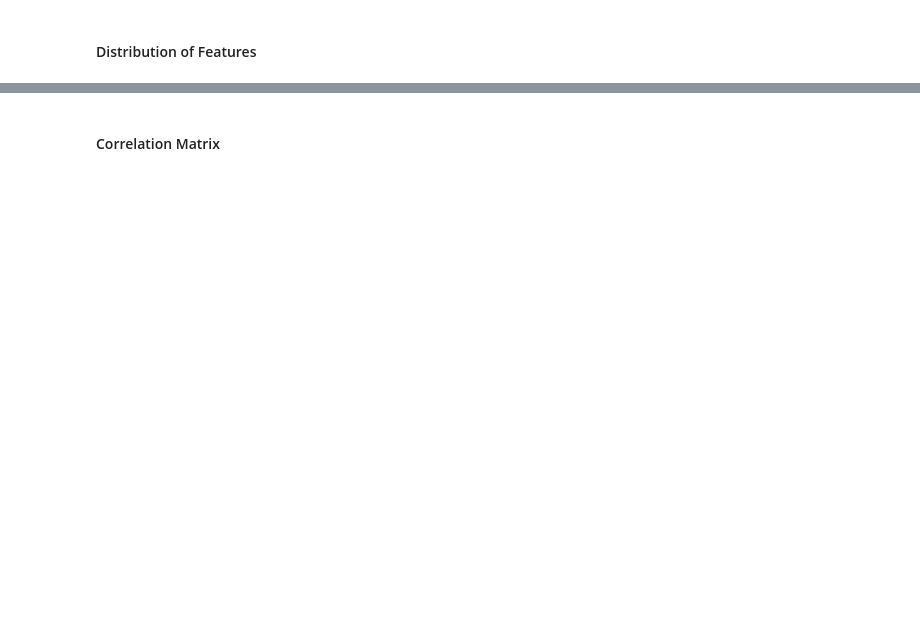
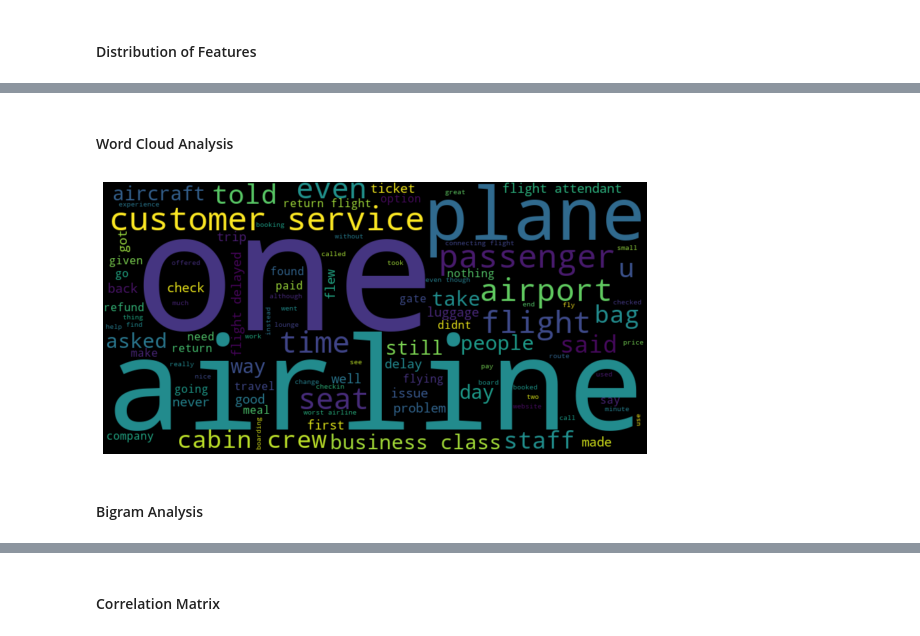
Before and after one commit to hyinki/mla, a Jupyter notebook: project.ipynb, the cells around one changed output, grey strips where cells are left out. Cells and saved outputs as stored; diff of their text form; code cells hidden in the pictures; blank space fills up the shorter version.

```diff
--- a/project.ipynb
+++ b/project.ipynb
@@ -219,0 +232,19 @@ dtype: int64
+# %%
+# Text preprocessing
+import re
+import nltk
+from nltk.corpus import stopwords
+nltk.download('stopwords')
+
+stop_words = set(stopwords.words('english'))
+
+# Function to clean text for "Review" column of df_cleaned
+def preprocess_text(text):
+    text = re.sub(r'[^\w\s]', '', text)  # Remove punctuation
+    text = text.lower()  # Convert to lowercase
+    text = ' '.join([word for word in text.split() if word not in stop_words])  # Remove stopwords
+    return text
+
+# Apply cleaning to "Review"
+df_cleaned['Cleaned_Review'] = df_cleaned['Review'].apply(preprocess_text)
+df_cleaned["Cleaned_Review"].head()
@@ -219,0 +261,18 @@ dtype: int64
+# %% [markdown]
+#### Word Cloud Analysis
+# %%
+from wordcloud import WordCloud
+
+# Generating word cloud from cleaned reviews
+text = ' '.join(df_cleaned['Cleaned_Review'].tolist())
+wordcloud = WordCloud(width=800, height=400, max_words=100).generate(text)
+
+# Plot the word cloud
+plt.figure(figsize=(10, 5))
+plt.imshow(wordcloud, interpolation='bilinear')
+plt.axis('off')
+plt.show()
+# %% [output]
+[figure, added]
+# %% [markdown]
+#### Bigram Analysis
```
Also changed, not shown: parts of 15 cells of this notebook.
